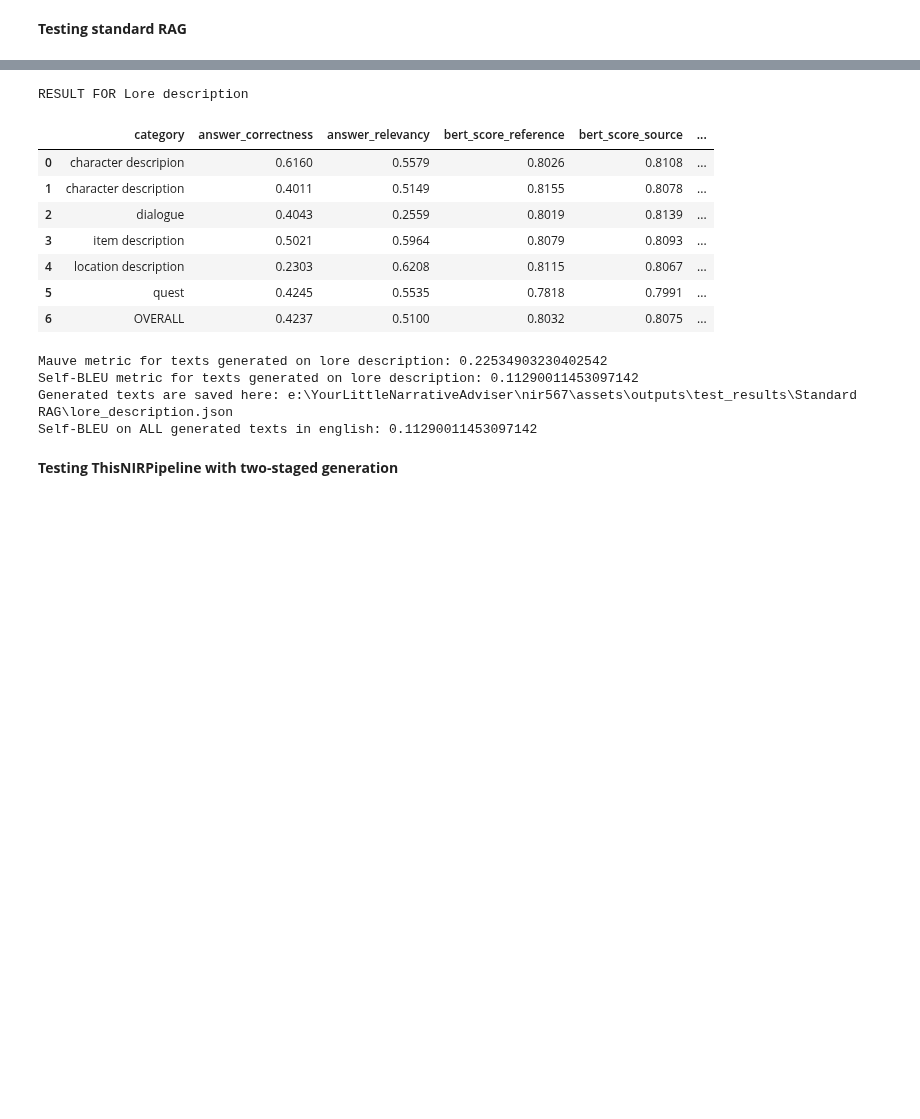
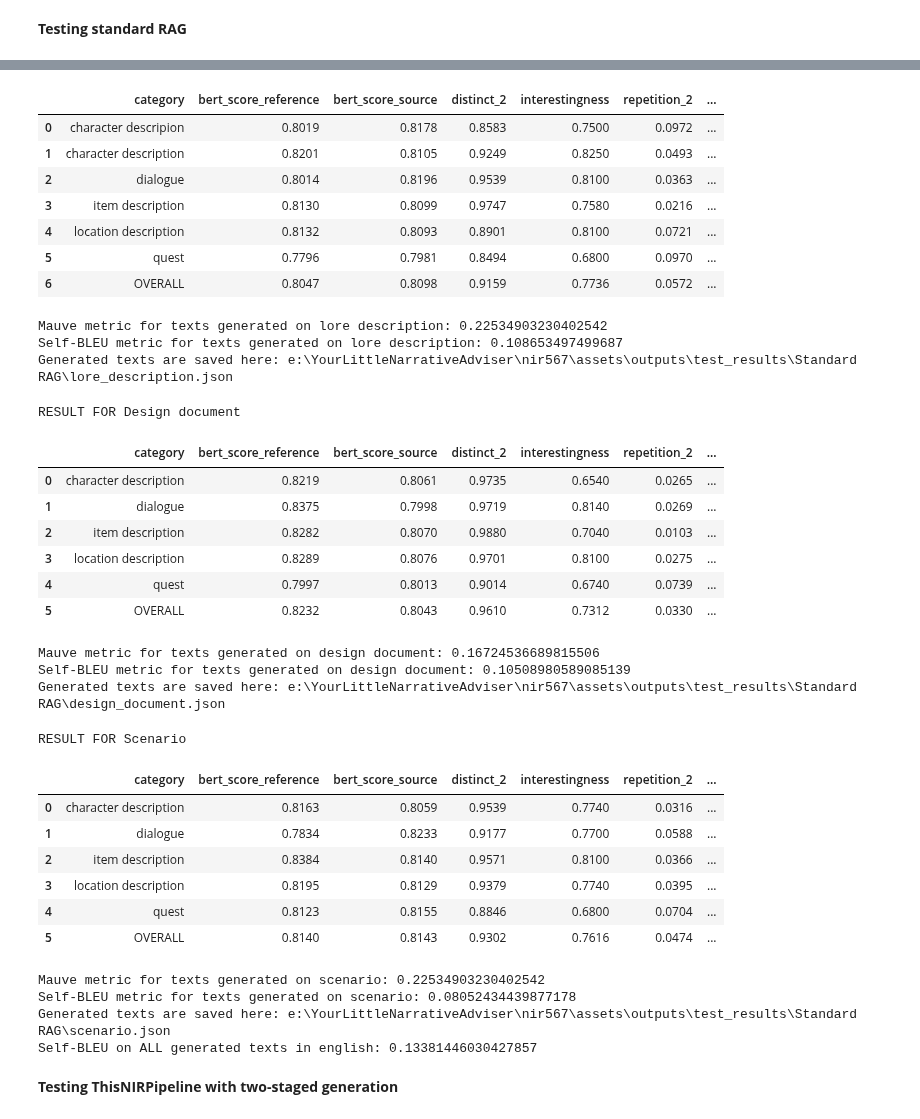
Before and after one commit to Alisazzzz/nir567, a Jupyter notebook: notebooks/testing_several_answer_pipelines.ipynb, the cells around one changed output, grey strips where cells are left out. Drawn from its saved outputs; the diff is of its cells as text; code cells hidden in the pictures; blank space fills up the shorter version.

```diff
--- a/notebooks/testing_several_answer_pipelines.ipynb
+++ b/notebooks/testing_several_answer_pipelines.ipynb
@@ -96,5 +94,5 @@ embeddings_model = manager.create_embedding_model(name="embeddings_tests", optio
 #data setup
 
 test_data_lore_description = TEST_DATA_LORE_DESCRIPTION
-test_data_design_document = TEST_DATA_TEXT2_SHORT
-test_data_scenario = TEST_DATA_TEXT3_SHORT
+test_data_design_document = TEST_DATA_DESING_DOCUMENT
+test_data_scenario = TEST_DATA_SCENARIO
@@ -240,6 +319,8 @@ def run_generation_tests_standart_rag(test_data: Dict[str, Any], dataset_name: s
     all_metrics = []
     generated = []
     references = []
+
+    questions, answers, contexts_raw, ground_truths, categories = [], [], [], [], []
 
     filepath = test_data["path_to_text"]
     loader = TextLoader(filepath, encoding="utf-8")
@@ -274,6 +355,11 @@ def run_generation_tests_standart_rag(test_data: Dict[str, Any], dataset_name: s
 
         generated.append({"category": category, "generated_text": answer_final})
         references.append(reference)
+        questions.append(query)
+        answers.append(answer_final)
+        contexts_raw.append(context)
+        ground_truths.append(reference)
+        categories.append(category)
 
         metrics = analyze_generation(
             generated_text=answer_final,
@@ -288,7 +374,16 @@ def run_generation_tests_standart_rag(test_data: Dict[str, Any], dataset_name: s
 
         all_metrics.append(metrics)
 
-    generated_texts = [text["generated_text"] for text in generated]
+    generated_texts = answers.copy()
+    # print("Running batch RAGAS evaluation...")
+    # ragas_results = evaluate_ragas_metrics_batch(
+    #     questions=questions,
+    #     answers=answers,
+    #     contexts_raw=contexts_raw,
+    #     ground_truths=ground_truths,
+    # )
+    # for i in range(len(all_metrics)):
+    #     all_metrics[i].update(ragas_results[i])
 
     if language == "ru":
         mauve_score = compute_mauve_ru(generateds=generated_texts, references=references)
@@ -346,12 +441,10 @@ def run_generation_tests_standart_rag(test_data: Dict[str, Any], dataset_name: s
     return generated_texts
 # %%
 texts_lore = run_generation_tests_standart_rag(test_data_lore_description, "lore description", "lore_description.json")
-# texts_design = run_generation_tests_standart_rag(test_data_design_document, "design document", "design_document.json")
-# texts_scenario = run_generation_tests_standart_rag(test_data_scenario, "scenario", "scenario.json")
+texts_design = run_generation_tests_standart_rag(test_data_design_document, "design document", "design_document.json")
+texts_scenario = run_generation_tests_standart_rag(test_data_scenario, "scenario", "scenario.json")
 
-all_generated_texts = texts_lore #+ texts_design + texts_scenario
+all_generated_texts = texts_lore + texts_design + texts_scenario
 self_bleu_all = compute_self_bleu(generateds=all_generated_texts)
 print(f"Self-BLEU on ALL generated texts in english: {self_bleu_all}")
-
-#texts_russian = run_generation_tests_standart_rag(test_data_scenario, "scenario in russian", "scenario_russian.json", "ru")
 # %% [output]
@@ -376,13 +452,34 @@ print(f"Self-BLEU on ALL generated texts in english: {self_bleu_all}")
+|  | category | bert_score_reference | bert_score_source | distinct_2 | interestingness | repetition_2 | ... |
+| 0 | character descripion | 0.8019 | 0.8178 | 0.8583 | 0.7500 | 0.0972 | ... |
+| 1 | character description | 0.8201 | 0.8105 | 0.9249 | 0.8250 | 0.0493 | ... |
+| 2 | dialogue | 0.8014 | 0.8196 | 0.9539 | 0.8100 | 0.0363 | ... |
+| 3 | item description | 0.8130 | 0.8099 | 0.9747 | 0.7580 | 0.0216 | ... |
+| 4 | location description | 0.8132 | 0.8093 | 0.8901 | 0.8100 | 0.0721 | ... |
+| 5 | quest | 0.7796 | 0.7981 | 0.8494 | 0.6800 | 0.0970 | ... |
+| 6 | OVERALL | 0.8047 | 0.8098 | 0.9159 | 0.7736 | 0.0572 | ... |
-RESULT FOR Lore description
+Mauve metric for texts generated on lore description: 0.22534903230402542
+Self-BLEU metric for texts generated on lore description: 0.108653497499687
+Generated texts are saved here: e:\YourLittleNarrativeAdviser\nir567\assets\outputs\test_results\Standard RAG\lore_description.json
-|  | category | answer_correctness | answer_relevancy | bert_score_reference | bert_score_source | ... |
-| 0 | character descripion | 0.6160 | 0.5579 | 0.8026 | 0.8108 | ... |
-| 1 | character description | 0.4011 | 0.5149 | 0.8155 | 0.8078 | ... |
-| 2 | dialogue | 0.4043 | 0.2559 | 0.8019 | 0.8139 | ... |
-| 3 | item description | 0.5021 | 0.5964 | 0.8079 | 0.8093 | ... |
-| 4 | location description | 0.2303 | 0.6208 | 0.8115 | 0.8067 | ... |
-| 5 | quest | 0.4245 | 0.5535 | 0.7818 | 0.7991 | ... |
-| 6 | OVERALL | 0.4237 | 0.5100 | 0.8032 | 0.8075 | ... |
-Mauve metric for texts generated on lore description: 0.22534903230402542
-Self-BLEU metric for texts generated on lore description: 0.11290011453097142
-Generated texts are saved here: e:\YourLittleNarrativeAdviser\nir567\assets\outputs\test_results\Standard RAG\lore_description.json
-Self-BLEU on ALL generated texts in english: 0.11290011453097142
+RESULT FOR Design document
+|  | category | bert_score_reference | bert_score_source | distinct_2 | interestingness | repetition_2 | ... |
+| 0 | character description | 0.8219 | 0.8061 | 0.9735 | 0.6540 | 0.0265 | ... |
+| 1 | dialogue | 0.8375 | 0.7998 | 0.9719 | 0.8140 | 0.0269 | ... |
+| 2 | item description | 0.8282 | 0.8070 | 0.9880 | 0.7040 | 0.0103 | ... |
+| 3 | location description | 0.8289 | 0.8076 | 0.9701 | 0.8100 | 0.0275 | ... |
+| 4 | quest | 0.7997 | 0.8013 | 0.9014 | 0.6740 | 0.0739 | ... |
+| 5 | OVERALL | 0.8232 | 0.8043 | 0.9610 | 0.7312 | 0.0330 | ... |
+Mauve metric for texts generated on design document: 0.16724536689815506
+Self-BLEU metric for texts generated on design document: 0.10508980589085139
+Generated texts are saved here: e:\YourLittleNarrativeAdviser\nir567\assets\outputs\test_results\Standard RAG\design_document.json
+RESULT FOR Scenario
+|  | category | bert_score_reference | bert_score_source | distinct_2 | interestingness | repetition_2 | ... |
+| 0 | character description | 0.8163 | 0.8059 | 0.9539 | 0.7740 | 0.0316 | ... |
+| 1 | dialogue | 0.7834 | 0.8233 | 0.9177 | 0.7700 | 0.0588 | ... |
+| 2 | item description | 0.8384 | 0.8140 | 0.9571 | 0.8100 | 0.0366 | ... |
+| 3 | location description | 0.8195 | 0.8129 | 0.9379 | 0.7740 | 0.0395 | ... |
+| 4 | quest | 0.8123 | 0.8155 | 0.8846 | 0.6800 | 0.0704 | ... |
+| 5 | OVERALL | 0.8140 | 0.8143 | 0.9302 | 0.7616 | 0.0474 | ... |
+Mauve metric for texts generated on scenario: 0.22534903230402542
+Self-BLEU metric for texts generated on scenario: 0.08052434439877178
+Generated texts are saved here: e:\YourLittleNarrativeAdviser\nir567\assets\outputs\test_results\Standard RAG\scenario.json
+Self-BLEU on ALL generated texts in english: 0.13381446030427857
```
Also changed, not shown: parts of 19 cells of this notebook, 20 other files.
